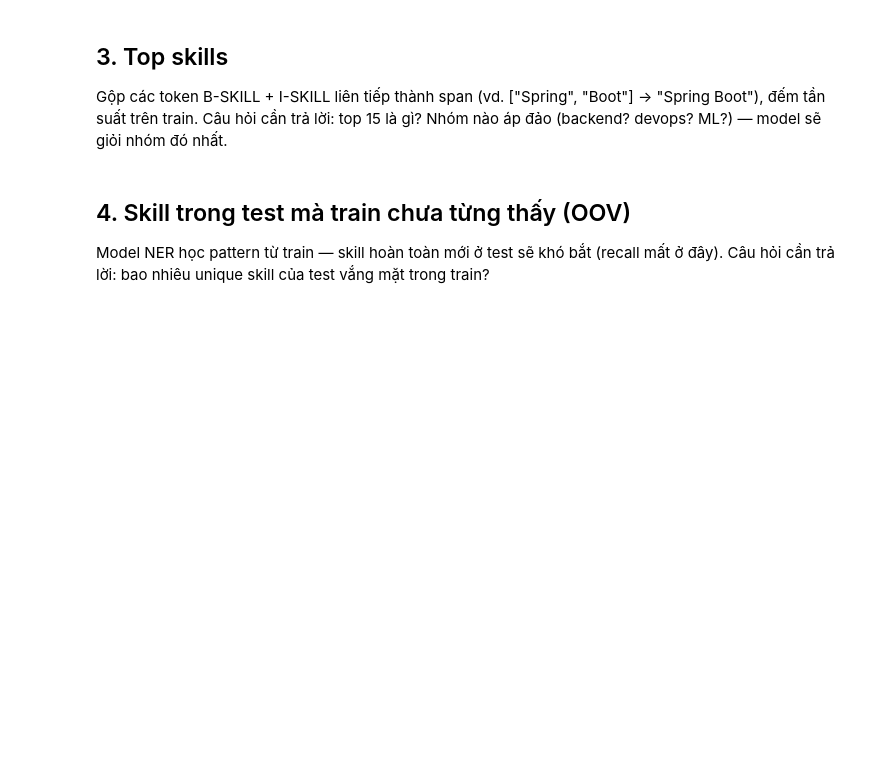
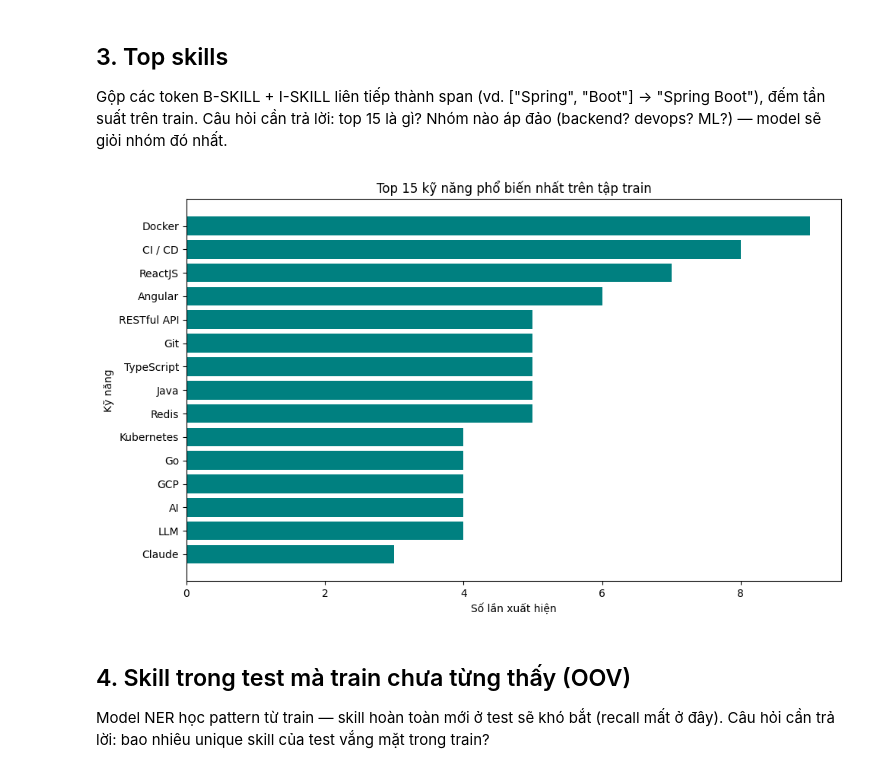
Before and after one commit to phamthaic4/vietnamese-job-skill-ner, a Jupyter notebook: notebooks/01_eda.ipynb, the cells around one changed output. Cells and saved outputs as stored; diff of their text form; code cells hidden in the pictures; blank space fills up the shorter version.

```diff
--- a/notebooks/01_eda.ipynb
+++ b/notebooks/01_eda.ipynb
@@ -54,9 +113,42 @@ Câu hỏi cần trả lời: top 15 là gì? Nhóm nào áp đảo (backend? de
 # %%
 # TODO 3a: viet ham extract_spans(split) -> list cac skill dang chuoi
 # Logic: gap token B-SKILL thi bat dau span moi; I-SKILL thi noi vao span hien tai; O thi dong span lai
 # Goi y: duyet tung cau, giu bien current = [] de gop token
+def extract_spans(split):
+    skills = []
+    for s in split:
+        span = []
+        for token, label in zip(s["tokens"], s["labels"]):
+            if label == "B-SKILL":
+                if span:
+                    skills.append(" ".join(span))
+                span = [token]
+            elif label == "I-SKILL":
+                if span:
+                    span.append(token)
+            else: # label == "O"
+                if span:
+                    skills.append(" ".join(span))
+                    span = []
+        # Lưu lại span nếu token cuối câu là skill
+        if span:
+            skills.append(" ".join(span))
+    return skills
+# TODO 3b: Counter(extract_spans(train)).most_common(15) va ve bar chart ngang (plt.barh)
+train_skills = extract_spans(train)
+top15 = Counter(train_skills).most_common(15)
 
-# TODO 3b: Counter(extract_spans(train)).most_common(15) va ve bar chart ngang (plt.barh)
+skills, counts = zip(*top15[::-1])
+
+plt.figure(figsize=(10, 6))
+plt.barh(skills, counts, color="teal")
+plt.title("Top 15 kỹ năng phổ biến nhất trên tập train")
+plt.xlabel("Số lần xuất hiện")
+plt.ylabel("Kỹ năng")
+plt.tight_layout()
+plt.show()
+# %% [output]
+[figure, added]
 # %% [markdown]
 ## 4. Skill trong test mà train chưa từng thấy (OOV)
 
```
Also changed, not shown: parts of 5 cells of this notebook, 1 other file.
